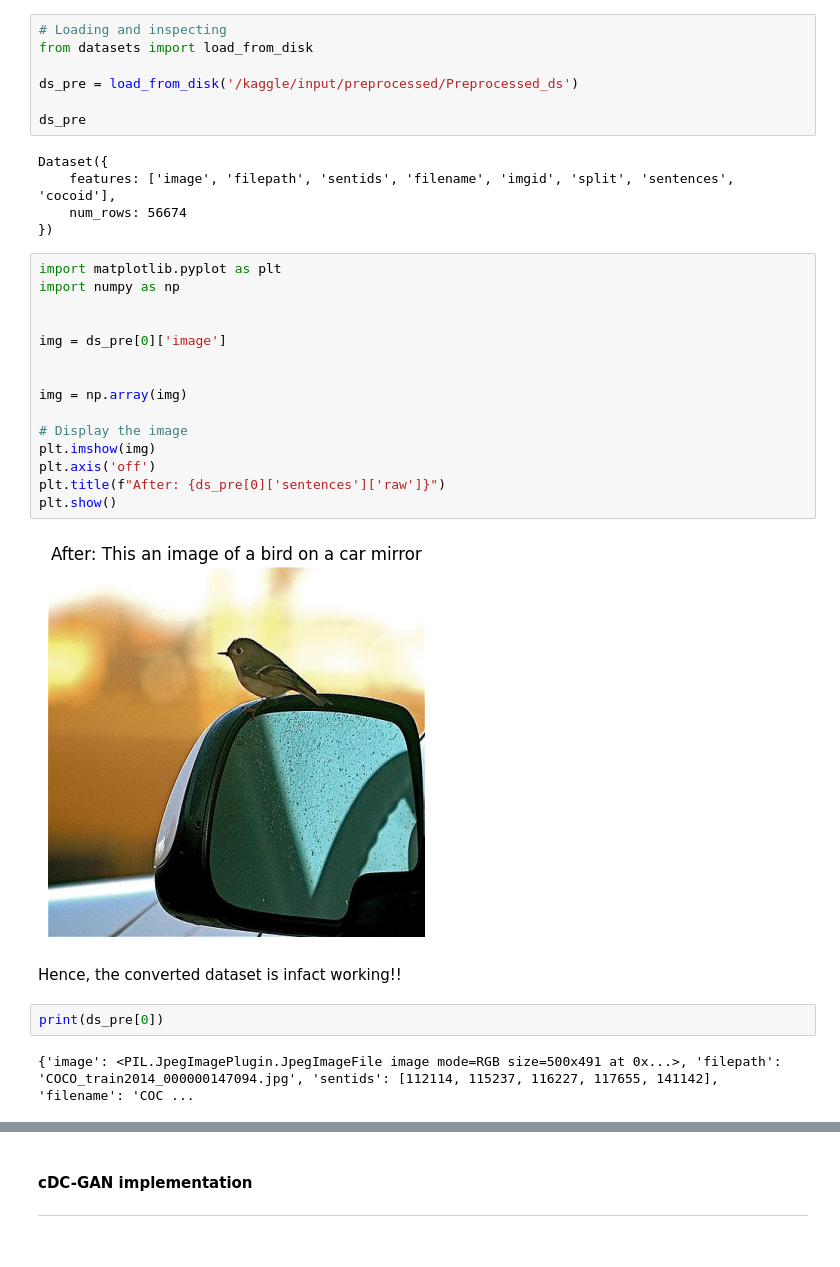
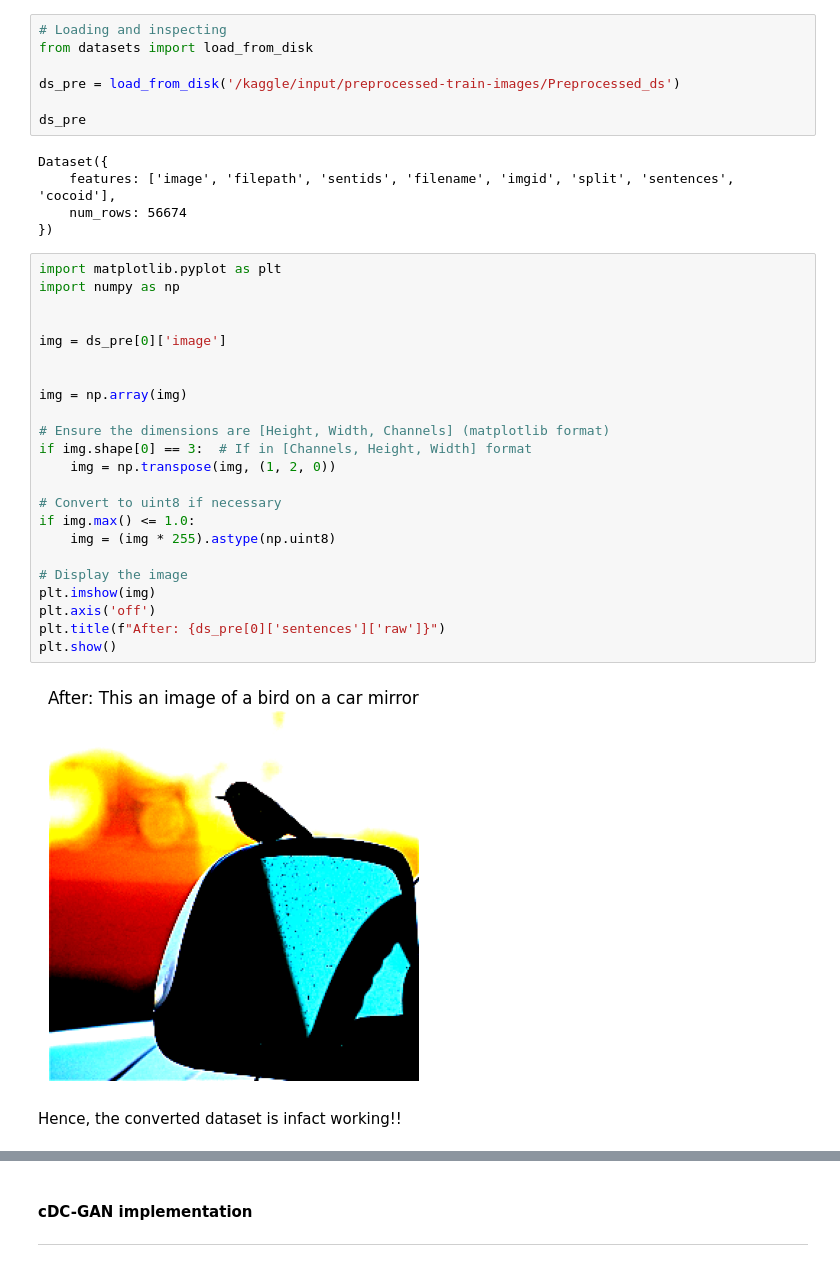
Before and after one commit to Firojpaudel/DALL-E_type_model_build, a Jupyter notebook: Build.ipynb, the cells around one changed output, grey strips where cells are left out. Cells and saved outputs as stored; diff of their text form.

```diff
--- a/Build.ipynb
+++ b/Build.ipynb
@@ -159,7 +163,7 @@ I've implemented this part locally in a separate notebook file. Link to the note
 # Loading and inspecting
 from datasets import load_from_disk
 
-ds_pre = load_from_disk('/kaggle/input/preprocessed/Preprocessed_ds')
+ds_pre = load_from_disk('/kaggle/input/preprocessed-train-images/Preprocessed_ds')
 
 ds_pre
 # %% [output]
@@ -170,23 +174,27 @@ Dataset({
 # %%
 import matplotlib.pyplot as plt
 import numpy as np
 
 
 img = ds_pre[0]['image']
 
 
 img = np.array(img)
 
+# Ensure the dimensions are [Height, Width, Channels] (matplotlib format)
+if img.shape[0] == 3:  # If in [Channels, Height, Width] format
+    img = np.transpose(img, (1, 2, 0))
+
+# Convert to uint8 if necessary
+if img.max() <= 1.0:
+    img = (img * 255).astype(np.uint8)
+
 # Display the image
 plt.imshow(img)
 plt.axis('off')
 plt.title(f"After: {ds_pre[0]['sentences']['raw']}")
 plt.show()
 # %% [output]
-[figure, old version]
+[figure, new version]
 # %% [markdown]
 Hence, the converted dataset is infact working!!
-# %%
-print(ds_pre[0])
-# %% [output]
-{'image': <PIL.JpegImagePlugin.JpegImageFile image mode=RGB size=500x491 at 0x...>, 'filepath': 'COCO_train2014_000000147094.jpg', 'sentids': [112114, 115237, 116227, 117655, 141142], 'filename': 'COC ...
```
Also changed, not shown: parts of 11 cells of this notebook.
